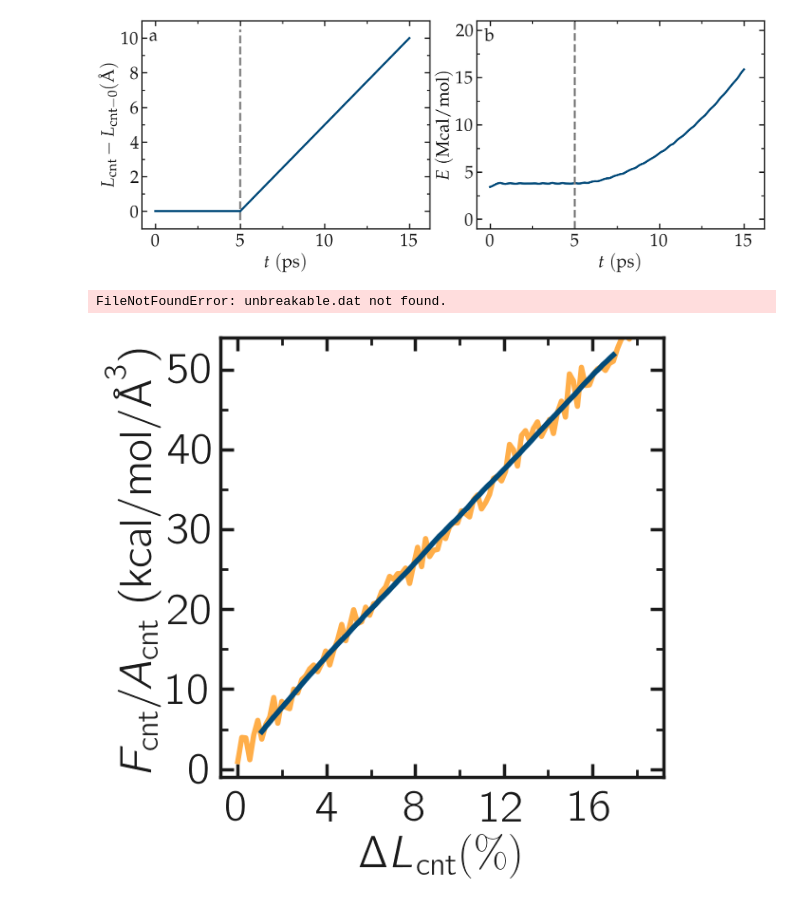
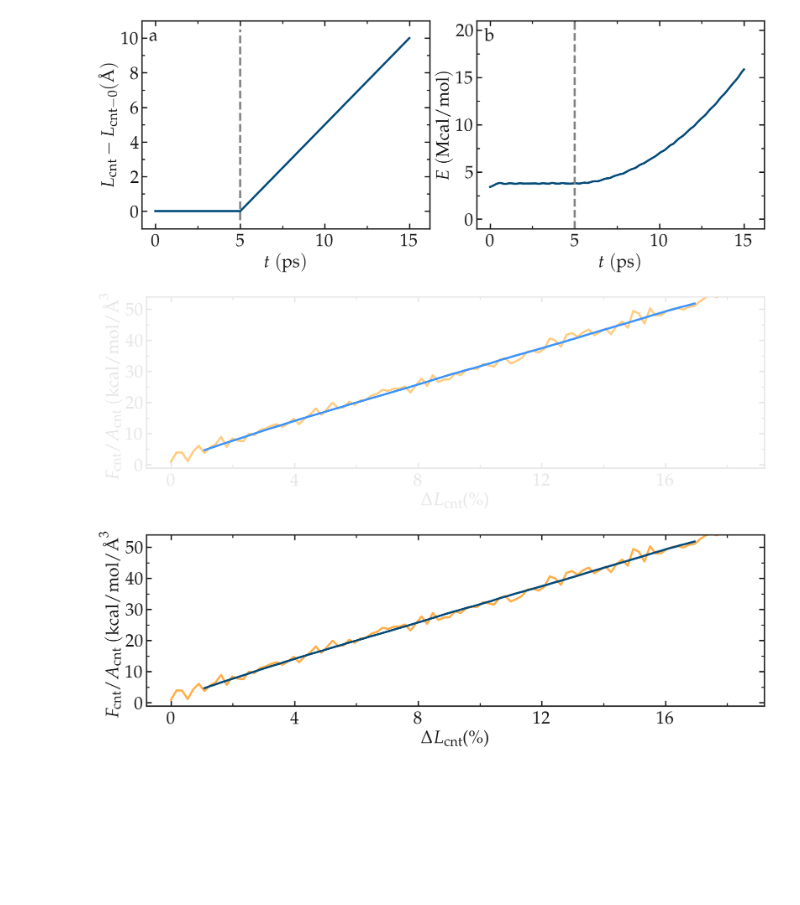
Before and after one commit to lammpstutorials/lammpstutorials.github.io, a Jupyter notebook: docs/sphinx/source/tutorial2/figures/unbreakable.ipynb, the cells around one changed output. Drawn from its saved outputs; the diff is of its cells as text; code cells hidden in the pictures; blank space fills up the shorter version.

```diff
--- a/docs/sphinx/source/tutorial2/figures/unbreakable.ipynb
+++ b/docs/sphinx/source/tutorial2/figures/unbreakable.ipynb
@@ -108,30 +108,35 @@ for dark_mode in [True, False]:
 [figure]
 [figure]
 # %%
-stress_strain = np.loadtxt("unbreakable.dat")
+stress_strain = np.loadtxt(path_data +  "unbreakable.dat")
 strain = sliding_average(stress_strain[:,0], 50)
 stress = sliding_average(stress_strain[:,1], 50)
-# %% [output]
-FileNotFoundError: unbreakable.dat not found.
 # %%
 filename = "CNT-unbreakable-stress-strain"
-# Initialise figure
-myplt = PltTools()
-myplt.prepare_figure(fig_size = (11,6), dark_mode = False,
-                     transparency = False, use_serif=False, n_colone=2)
-# Panel a
-myplt.add_panel()
-myplt.add_plot(x = stress_strain[:,0], y = -stress_strain[:,1], type = "plot", linewidth_data = 3,
-               marker = "-", data_color = color1, markersize = 12)
-myplt.add_plot(x = strain, y = -stress, type = "plot", linewidth_data = 3,
-               marker = "-", data_color = color2, markersize = 12)
-myplt.complete_panel(ylabel = r'$F_\mathrm{cnt}/A_\mathrm{cnt} ~ (\mathrm{kcal/mol/\AA}^3)$',
-                     xlabel = r'$\Delta L_\mathrm{cnt} \textrm{(\%)}$',
-                     xpad = 10, legend=True, handlelength_legend=1)
-myplt.set_boundaries(x_ticks=np.arange(0, 20, 4), y_ticks=np.arange(0, 55, 10),
-                   x_boundaries=(-0.8, 19.2), y_boundaries=(-1, 54))
-# Print figure
-# myplt.add_subplotlabels()
-myplt.save_figure(filename = filename, saving_path = path_figures)
+
+for dark_mode in [True, False]:
+
+    colors = colors_dark if dark_mode else colors_light
+    globals().update(colors)
+
+    # Initialise figure
+    myplt = PltTools()
+    myplt.prepare_figure(fig_size = (18,6), dark_mode = dark_mode,
+                        transparency = True, use_serif=True, n_colone=1)
+    # Panel a
+    myplt.add_panel()
+    myplt.add_plot(x = stress_strain[:,0], y = -stress_strain[:,1], type = "plot", linewidth_data = 3,
+                marker = "-", data_color = color1, markersize = 12)
+    myplt.add_plot(x = strain, y = -stress, type = "plot", linewidth_data = 3,
+                marker = "-", data_color = color2, markersize = 12)
+    myplt.complete_panel(ylabel = r'$F_\mathrm{cnt}/A_\mathrm{cnt} ~ (\mathrm{kcal/mol/\AA}^3)$',
+                        xlabel = r'$\Delta L_\mathrm{cnt} \textrm{(\%)}$',
+                        xpad = 10, legend=True, handlelength_legend=1)
+    myplt.set_boundaries(x_ticks=np.arange(0, 20, 4), y_ticks=np.arange(0, 55, 10),
+                    x_boundaries=(-0.8, 19.2), y_boundaries=(-1, 54))
+    # Print figure
+    # myplt.add_subplotlabels()
+    myplt.save_figure(filename = filename, saving_path = path_figures)
 # %% [output]
-[figure, old version]
+[figure, new version]
+[figure, added]
```
Also changed, not shown: 10 other files.
